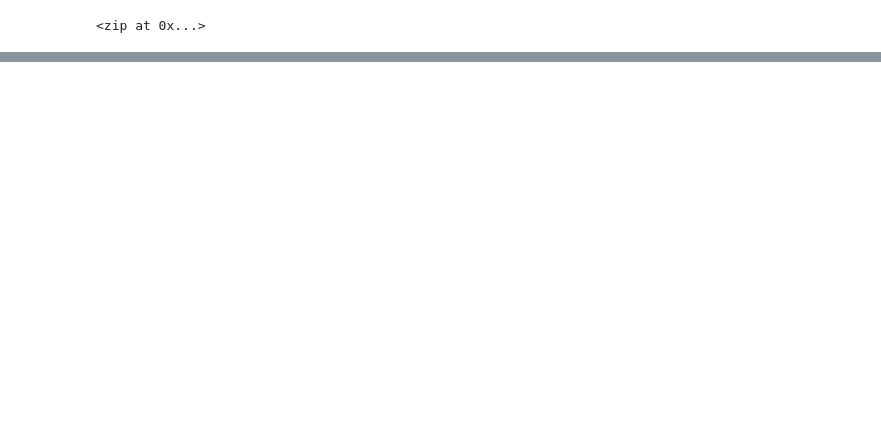
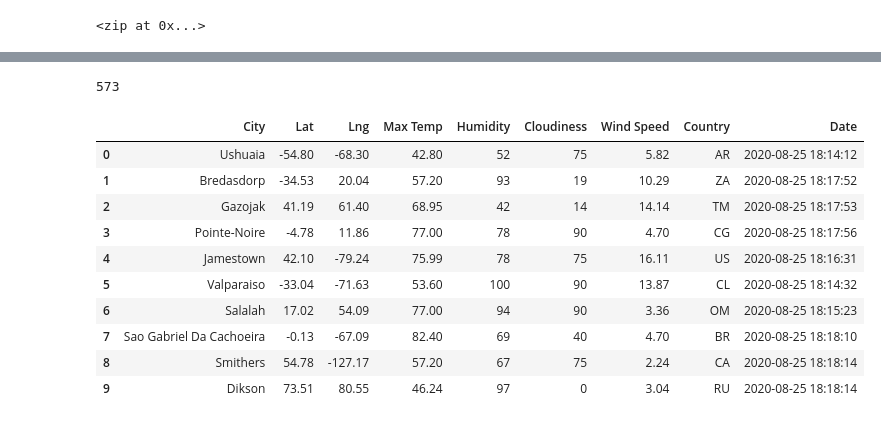
Before and after one commit to Dan-Bas/World_Weather_Analysis, a Jupyter notebook: WeatherPy.ipynb, the cells around one changed output, grey strips where cells are left out. Cells and saved outputs as stored; diff of their text form; code cells hidden in the pictures; blank space fills up the shorter version.

Commit message:
Modifying .gitignore and adding WeatherPy file

```diff
--- a/WeatherPy.ipynb
+++ b/WeatherPy.ipynb
@@ -57,0 +36,11 @@ cities
+# %%
+# Import Requests Library and the weather_api_key.
+import requests
+# Import the API key
+from config import weather_api_key
+
+# Build basic URL + API key
+url = "http://api.openweathermap.org/data/2.5/weather?units=Imperial&APPID=eba3522468d0a8ca6a2240c33ed79c78"
+
+# Import the datetime module from the datetime library.
+from datetime import datetime
@@ -57,0 +126,20 @@ cities
+# %%
+len(city_data)
+# %% [output]
+573
+# %%
+# Convert the array of dictionaries to a Pandas DataFrame.
+city_data_df = pd.DataFrame(city_data)
+city_data_df.head(10)
+# %% [output]
+|  | City | Lat | Lng | Max Temp | Humidity | Cloudiness | Wind Speed | Country | Date |
+| 0 | Ushuaia | -54.80 | -68.30 | 42.80 | 52 | 75 | 5.82 | AR | 2020-08-25 18:14:12 |
+| 1 | Bredasdorp | -34.53 | 20.04 | 57.20 | 93 | 19 | 10.29 | ZA | 2020-08-25 18:17:52 |
+| 2 | Gazojak | 41.19 | 61.40 | 68.95 | 42 | 14 | 14.14 | TM | 2020-08-25 18:17:53 |
+| 3 | Pointe-Noire | -4.78 | 11.86 | 77.00 | 78 | 90 | 4.70 | CG | 2020-08-25 18:17:56 |
+| 4 | Jamestown | 42.10 | -79.24 | 75.99 | 78 | 75 | 16.11 | US | 2020-08-25 18:16:31 |
+| 5 | Valparaiso | -33.04 | -71.63 | 53.60 | 100 | 90 | 13.87 | CL | 2020-08-25 18:14:32 |
+| 6 | Salalah | 17.02 | 54.09 | 77.00 | 94 | 90 | 3.36 | OM | 2020-08-25 18:15:23 |
+| 7 | Sao Gabriel Da Cachoeira | -0.13 | -67.09 | 82.40 | 69 | 40 | 4.70 | BR | 2020-08-25 18:18:10 |
+| 8 | Smithers | 54.78 | -127.17 | 57.20 | 67 | 75 | 2.24 | CA | 2020-08-25 18:18:14 |
+| 9 | Dikson | 73.51 | 80.55 | 46.24 | 97 | 0 | 3.04 | RU | 2020-08-25 18:18:14 |
```
Also changed, not shown: parts of 9 cells of this notebook, 3 other files.
